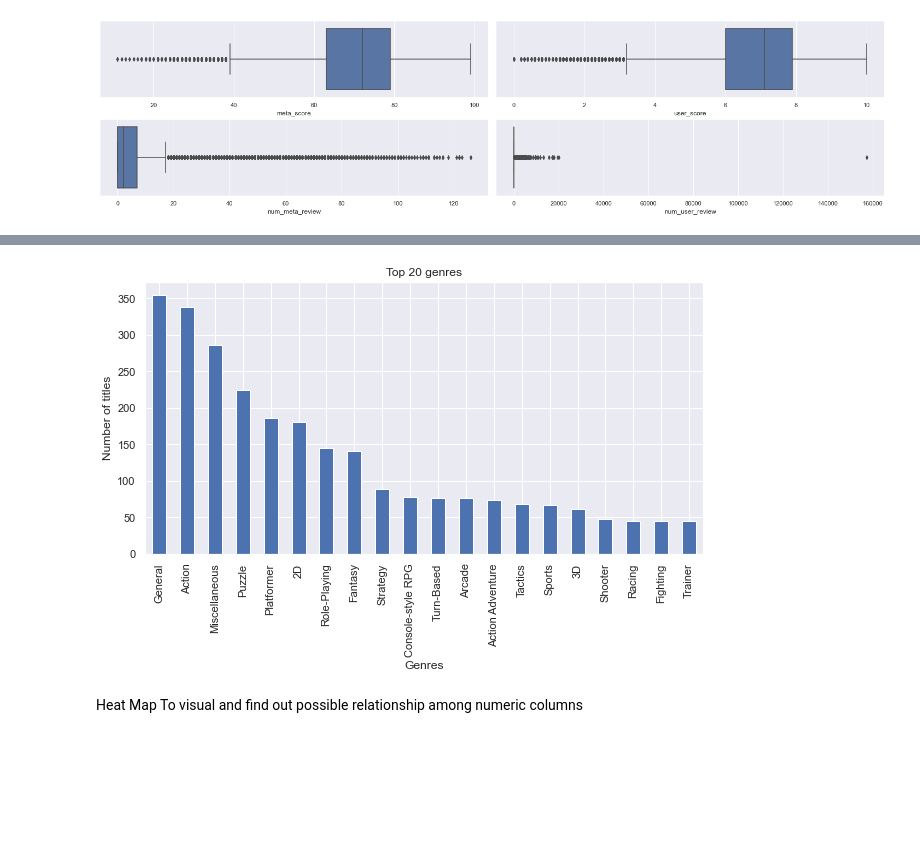
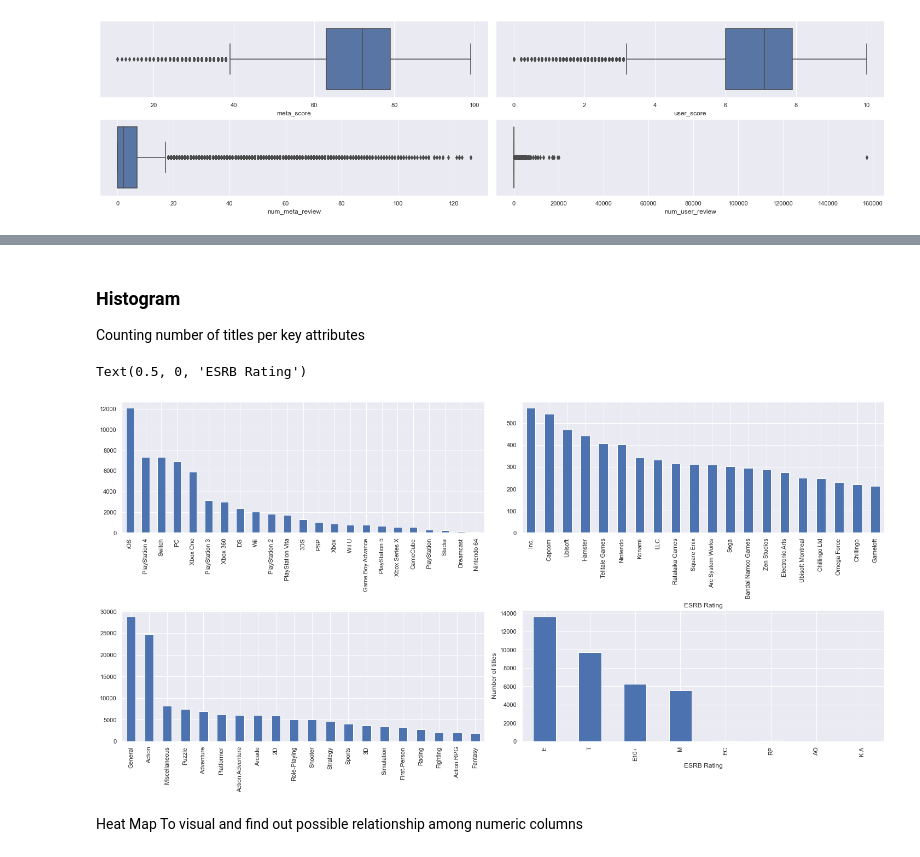
Before and after one commit to sunlung/Metacritic-Games-Analysis, a Jupyter notebook: explorer.ipynb, the cells around one changed output, grey strips where cells are left out. Drawn from its saved outputs; the diff is of its cells as text; code cells hidden in the pictures; blank space fills up the shorter version.

```diff
--- a/explorer.ipynb
+++ b/explorer.ipynb
@@ -119,10 +102,31 @@ plt.xlabel("Developer");
-# %%
-df.genres.explode().value_counts().nlargest(20).plot(kind="bar", figsize=(10,5))
-plt.title("Top 20 genres")
-plt.ylabel("Number of titles")
-plt.xlabel("Genres");
-# %% [output]
-[figure, removed]
+# %% [markdown]
+<h3>Histogram</h3>
+Counting number of titles per key attributes
+# %%
+fig, axs = plt.subplots(2,2, constrained_layout=True, figsize=(20,10))
+
+df.platform.value_counts().plot(kind="bar", ax=axs[0,0])
+plt.title("Platform")
+plt.ylabel("Number of titles")
+plt.xlabel("Platform")
+
+df.developers.explode().value_counts().nlargest(20).plot(kind="bar", ax=axs[0,1])
+plt.title("Top 20 developers")
+plt.ylabel("Number of titles")
+plt.xlabel("Developer")
+
+df.genres.explode().value_counts().nlargest(20).plot(kind="bar", ax=axs[1,0])
+plt.title("Top 20 genres")
+plt.ylabel("Number of titles")
+plt.xlabel("Genres")
+
+df.esrb_rating.value_counts().plot(kind="bar", ax=axs[1,1])
+plt.title("ESRB Rating")
+plt.ylabel("Number of titles")
+plt.xlabel("ESRB Rating")
+# %% [output]
+Text(0.5, 0, 'ESRB Rating')
+[figure, added]
 # %% [markdown]
 Heat Map
 To visual and find out possible relationship among numeric columns
```
Also changed, not shown: parts of 7 cells of this notebook.
